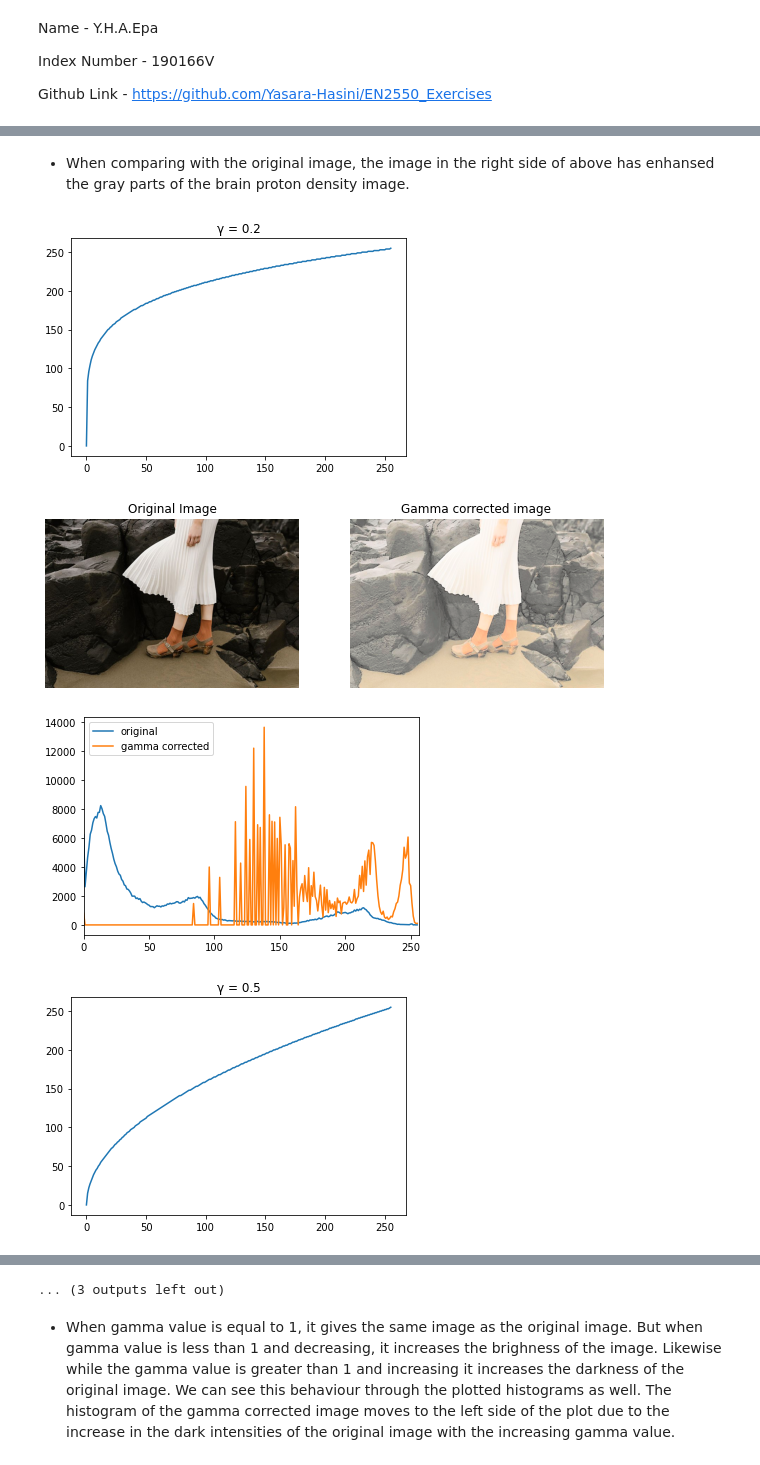
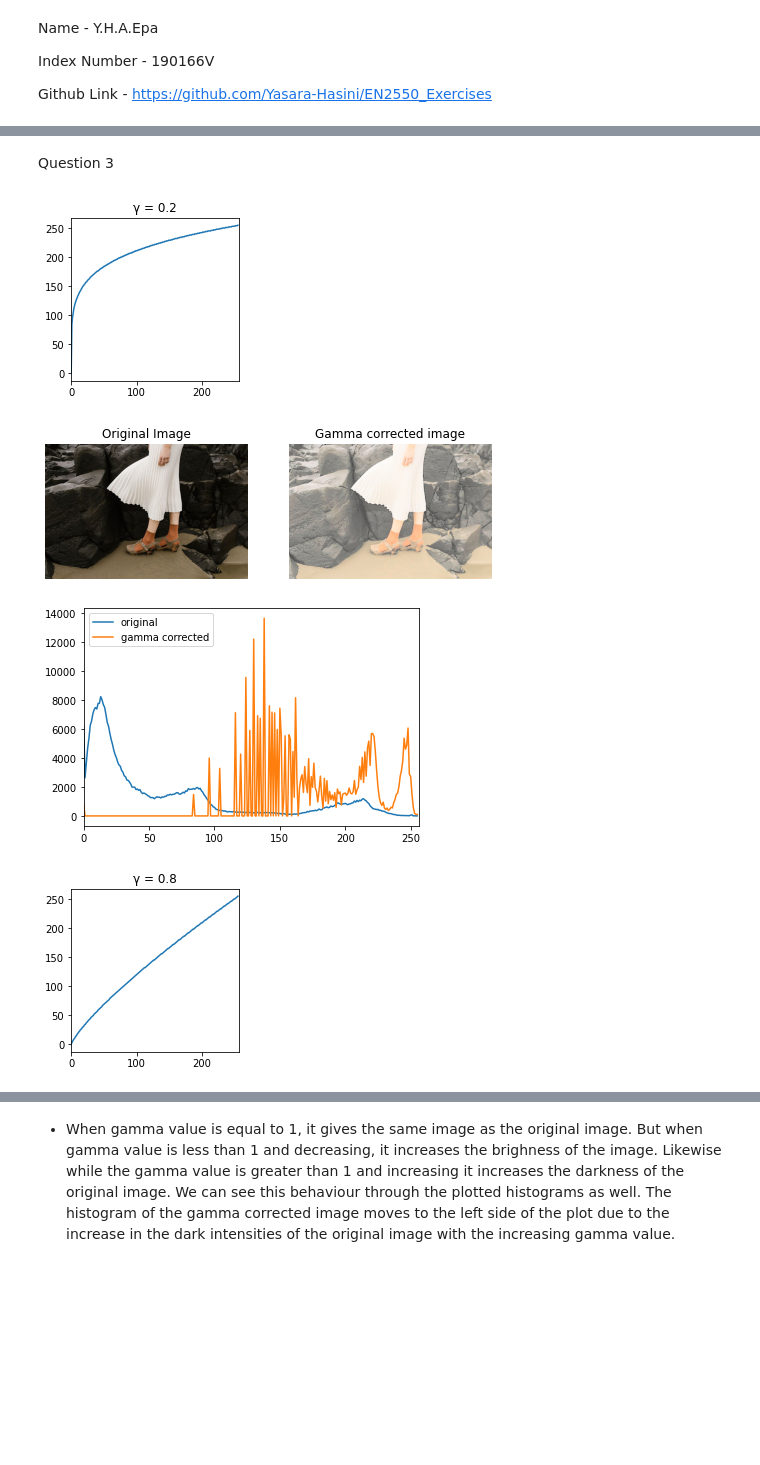
Before and after one commit to Yasara-Hasini/EN2550_Exercises, a Jupyter notebook: Assignment 1/Assignment 1.ipynb, the cells around one changed output, grey strips where cells are left out. Cells and saved outputs as stored; diff of their text form; code cells hidden in the pictures; blank space fills up the shorter version.

```diff
--- a/Assignment 1/Assignment 1.ipynb
+++ b/Assignment 1/Assignment 1.ipynb
@@ -107,43 +65,35 @@ plt.show()
-# %% [markdown]
-* When comparing with the original image, the image in the right side of above has enhansed the gray parts of the brain proton density image.
+# %% [markdown]
+Question 3
 # %%
 #Question 3 (a)
 import cv2 as cv
 import numpy as np
 import matplotlib.pyplot as plt
+
 img = cv.imread("highlights_and_shadows.jpg")
 L, a, b = cv.split(cv.cvtColor(img, cv.COLOR_BGR2LAB))
+gamma = [0.2, 0.8, 1.2, 2]
 
-gamma = [0.2, 0.5, 0.8, 1.2, 2]
 for i in gamma:
     t = np.array([(p/255)**i*255 for p in range(0,256)]).astype(np.uint8)
     g = cv.LUT(L,t)
 
-    fig, ax = plt.subplots()
-    ax.set_title("\u03B3 = "+ str(i))
-    ax.plot(t)
-
-    fig, ax = plt.subplots(1,2, figsize = (10,10))
-    ax[0].imshow(cv.cvtColor(img,cv.COLOR_BGR2RGB))
-    ax[0].set_title('Original Image')
-    ax[0].axis('off')
+    fig, ax = plt.subplots(figsize=(3,3))
+    ax.set_title("\u03B3 = "+ str(i)), plt.xlim([0,256]), ax.plot(t)
+    fig, ax = plt.subplots(1,2, figsize = (8,8))
+    ax[0].imshow(cv.cvtColor(img,cv.COLOR_BGR2RGB)), ax[0].set_title('Original Image'), ax[0].axis('off')
     corrected_img = cv.merge([g, a, b])
-    ax[1].imshow(cv.cvtColor(corrected_img,cv.COLOR_LAB2RGB))
-    ax[1].set_title('Gamma corrected image')
-    ax[1].axis('off')
+    ax[1].imshow(cv.cvtColor(corrected_img,cv.COLOR_LAB2RGB)), ax[1].set_title('Gamma corrected image'), ax[1].axis('off')
     plt.show()
 
     #Question 3 (b)
     hist1 = cv.calcHist([img],[0],None,[256],[0,256])
-    plt.plot(hist1)
-    plt.xlim([0,256])
+    plt.plot(hist1), plt.xlim([0,256])
     hist2 = cv.calcHist([corrected_img],[0],None,[256],[0,256])
-    plt.plot(hist2)
-    plt.xlim([0,256])
-    plt.legend(('original','gamma corrected'),loc='upper left')
+    plt.plot(hist2), plt.xlim([0,256]), plt.legend(('original','gamma corrected'),loc='upper left')
     plt.show()
 # %% [output]
-[figure, old version]
+[figure, new version]
-[figure, old version]
+[figure, new version]
 [figure]
-[figure, old version]
+[figure, new version]
@@ -158,3 +108,2 @@ for i in gamma:
-... (3 outputs left out)
 # %% [markdown]
 * When gamma value is equal to 1, it gives the same image as the original image. But when gamma value is less than 1 and decreasing, it increases the brighness of the image. Likewise while the gamma value is greater than 1 and increasing it increases the darkness of the original image. We can see this behaviour through the plotted histograms as well. The histogram of the gamma corrected image moves to the left side of the plot due to the increase in the dark intensities of the original image with the increasing gamma value.
```
Also changed, not shown: parts of 21 cells of this notebook.
